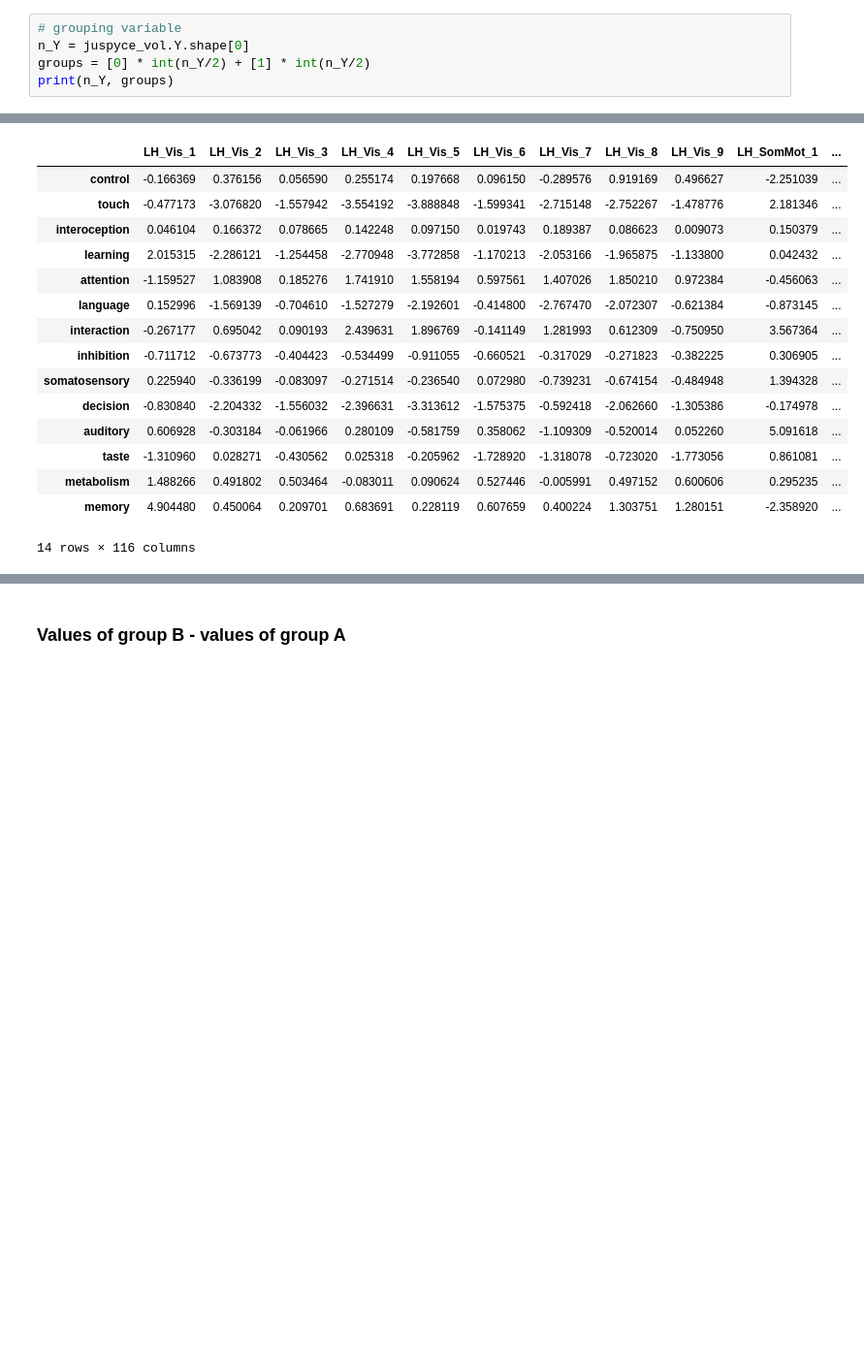
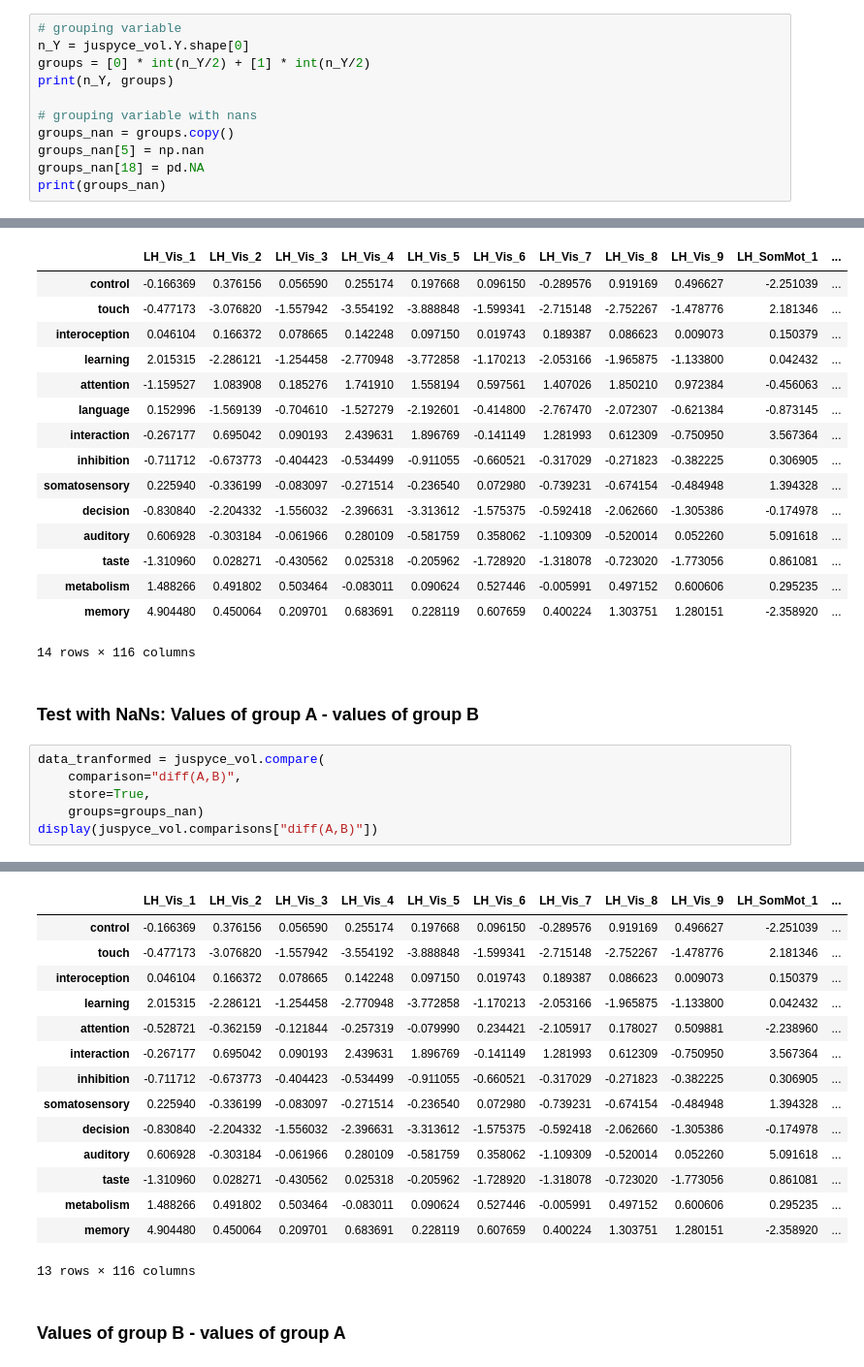
Before and after one commit to LeonDLotter/JuSpyce, a Jupyter notebook: testing/test_3_juspyce.compare.ipynb, the cells around one changed output, grey strips where cells are left out. Shown at 97% size. Drawn from its saved outputs; the diff is of its cells as text; blank space fills up the shorter version.

Commit message:
Add consideration of NA's in group vectors, correct readme

```diff
--- a/testing/test_3_juspyce.compare.ipynb
+++ b/testing/test_3_juspyce.compare.ipynb
@@ -39,5 +43,11 @@ The results are in part compared to other functions to check for errors.
 n_Y = juspyce_vol.Y.shape[0]
 groups = [0] * int(n_Y/2) + [1] * int(n_Y/2)
 print(n_Y, groups)
+
+# grouping variable with nans
+groups_nan = groups.copy()
+groups_nan[5] = np.nan
+groups_nan[18] = pd.NA
+print(groups_nan)
 # %% [output]
 28 [0, 0, 0, 0, 0, 0, 0, 0, 0, 0, 0, 0, 0, 0, 1, 1, 1, 1, 1, 1, 1, 1, 1, 1, 1, 1, 1, 1]
@@ -67,3 +78,12 @@ INFO:juspyce.api:Subtracting subject- and parcelwise values of B from A: new Y =
 | metabolism | 1.488266 | 0.491802 | 0.503464 | -0.083011 | 0.090624 | 0.527446 | -0.005991 | 0.497152 | 0.600606 | 0.295235 | ... |
 | memory | 4.904480 | 0.450064 | 0.209701 | 0.683691 | 0.228119 | 0.607659 | 0.400224 | 1.303751 | 1.280151 | -2.358920 | ... |
 14 rows × 116 columns
+# %% [markdown]
+### Test with NaNs: Values of group A - values of group B
+# %%
+data_tranformed = juspyce_vol.compare(
+    comparison="diff(A,B)",
+    store=True,
+    groups=groups_nan)
+display(juspyce_vol.comparisons["diff(A,B)"])
+# %% [output]
@@ -70,3 +92,18 @@ INFO:juspyce.api:Subtracting subject- and parcelwise values of B from A: new Y =
+|  | LH_Vis_1 | LH_Vis_2 | LH_Vis_3 | LH_Vis_4 | LH_Vis_5 | LH_Vis_6 | LH_Vis_7 | LH_Vis_8 | LH_Vis_9 | LH_SomMot_1 | ... |
+| control | -0.166369 | 0.376156 | 0.056590 | 0.255174 | 0.197668 | 0.096150 | -0.289576 | 0.919169 | 0.496627 | -2.251039 | ... |
+| touch | -0.477173 | -3.076820 | -1.557942 | -3.554192 | -3.888848 | -1.599341 | -2.715148 | -2.752267 | -1.478776 | 2.181346 | ... |
+| interoception | 0.046104 | 0.166372 | 0.078665 | 0.142248 | 0.097150 | 0.019743 | 0.189387 | 0.086623 | 0.009073 | 0.150379 | ... |
+| learning | 2.015315 | -2.286121 | -1.254458 | -2.770948 | -3.772858 | -1.170213 | -2.053166 | -1.965875 | -1.133800 | 0.042432 | ... |
+| attention | -0.528721 | -0.362159 | -0.121844 | -0.257319 | -0.079990 | 0.234421 | -2.105917 | 0.178027 | 0.509881 | -2.238960 | ... |
+| interaction | -0.267177 | 0.695042 | 0.090193 | 2.439631 | 1.896769 | -0.141149 | 1.281993 | 0.612309 | -0.750950 | 3.567364 | ... |
+| inhibition | -0.711712 | -0.673773 | -0.404423 | -0.534499 | -0.911055 | -0.660521 | -0.317029 | -0.271823 | -0.382225 | 0.306905 | ... |
+| somatosensory | 0.225940 | -0.336199 | -0.083097 | -0.271514 | -0.236540 | 0.072980 | -0.739231 | -0.674154 | -0.484948 | 1.394328 | ... |
+| decision | -0.830840 | -2.204332 | -1.556032 | -2.396631 | -3.313612 | -1.575375 | -0.592418 | -2.062660 | -1.305386 | -0.174978 | ... |
+| auditory | 0.606928 | -0.303184 | -0.061966 | 0.280109 | -0.581759 | 0.358062 | -1.109309 | -0.520014 | 0.052260 | 5.091618 | ... |
+| taste | -1.310960 | 0.028271 | -0.430562 | 0.025318 | -0.205962 | -1.728920 | -1.318078 | -0.723020 | -1.773056 | 0.861081 | ... |
+| metabolism | 1.488266 | 0.491802 | 0.503464 | -0.083011 | 0.090624 | 0.527446 | -0.005991 | 0.497152 | 0.600606 | 0.295235 | ... |
+| memory | 4.904480 | 0.450064 | 0.209701 | 0.683691 | 0.228119 | 0.607659 | 0.400224 | 1.303751 | 1.280151 | -2.358920 | ... |
+13 rows × 116 columns
 # %% [markdown]
 ### Values of group B - values of group A
 # %%
```
Also changed, not shown: parts of 3 cells of this notebook, 2 other files.
